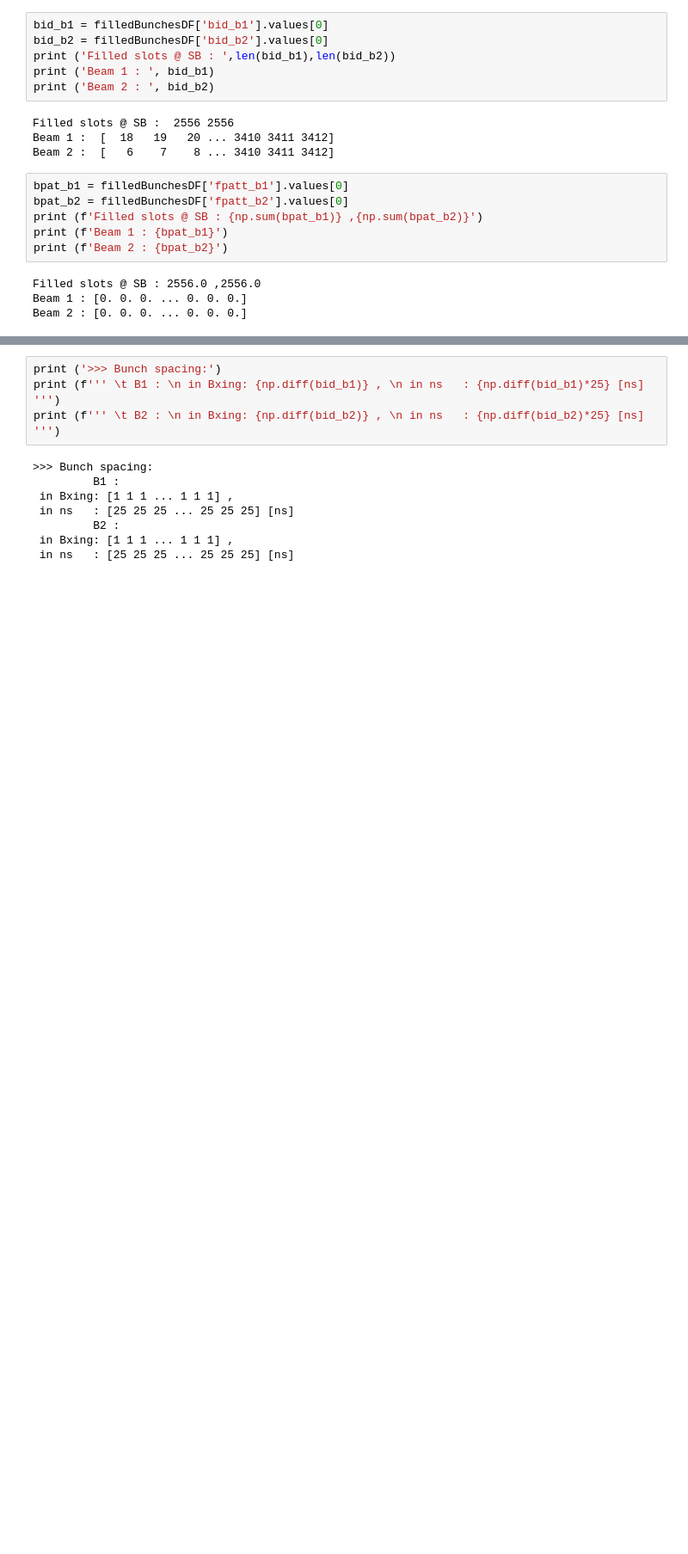
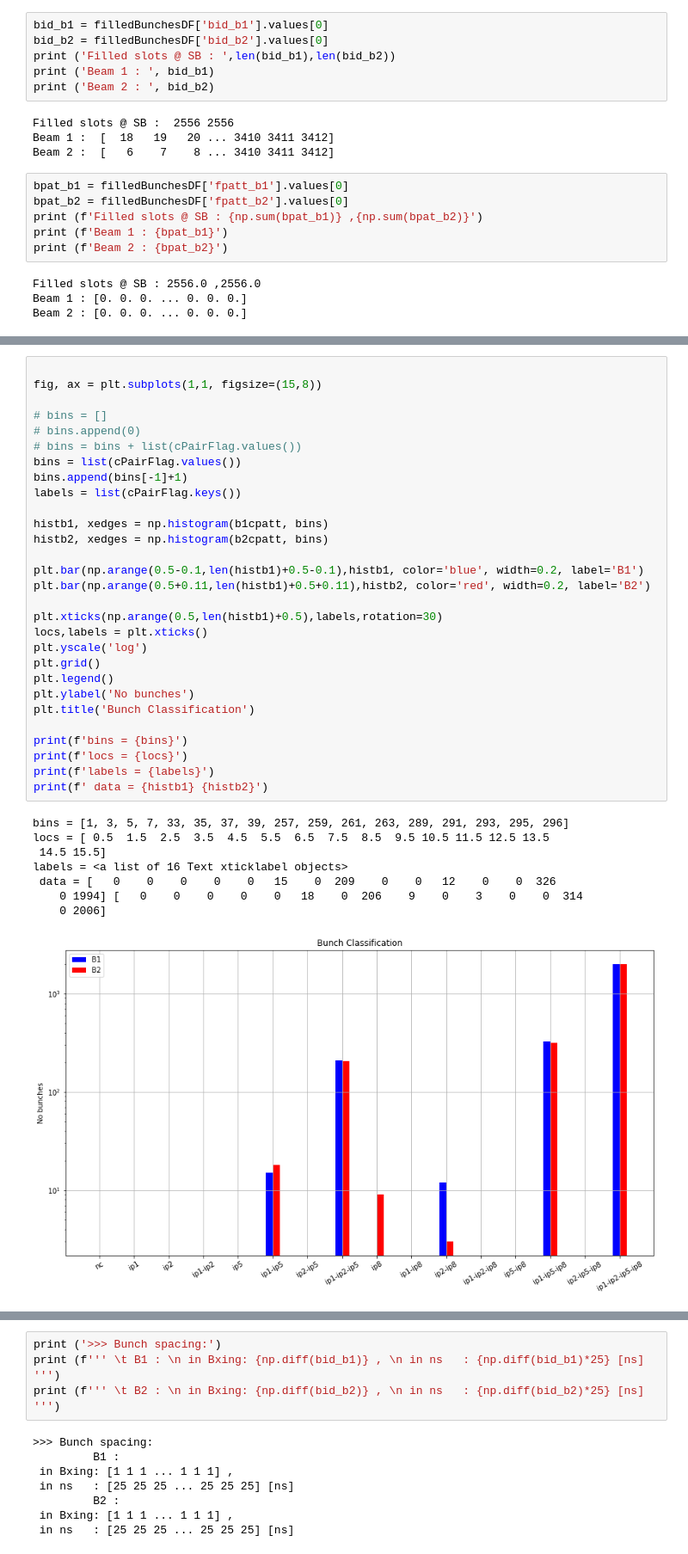
Before and after one commit to iefthymio/LHCTools, a Jupyter notebook: examples/LHCFillingScheme_basic.ipynb, the cells around one changed output, grey strips where cells are left out. Shown at 86% size. Cells and saved outputs as stored; diff of their text form; blank space fills up the shorter version.

```diff
--- a/examples/LHCFillingScheme_basic.ipynb
+++ b/examples/LHCFillingScheme_basic.ipynb
@@ -65,0 +155,38 @@ Beam 2 : [0. 0. 0. ... 0. 0. 0.]
+# %%
+
+fig, ax = plt.subplots(1,1, figsize=(15,8))
+
+# bins = []
+# bins.append(0)
+# bins = bins + list(cPairFlag.values())
+bins = list(cPairFlag.values())
+bins.append(bins[-1]+1)
+labels = list(cPairFlag.keys())
+
+histb1, xedges = np.histogram(b1cpatt, bins)
+histb2, xedges = np.histogram(b2cpatt, bins)
+
+plt.bar(np.arange(0.5-0.1,len(histb1)+0.5-0.1),histb1, color='blue', width=0.2, label='B1')
+plt.bar(np.arange(0.5+0.11,len(histb1)+0.5+0.11),histb2, color='red', width=0.2, label='B2')
+
+plt.xticks(np.arange(0.5,len(histb1)+0.5),labels,rotation=30)
+locs,labels = plt.xticks()
+plt.yscale('log')
+plt.grid()
+plt.legend()
+plt.ylabel('No bunches')
+plt.title('Bunch Classification')
+
+print(f'bins = {bins}')
+print(f'locs = {locs}')
+print(f'labels = {labels}')
+print(f' data = {histb1} {histb2}')
+# %% [output]
+bins = [1, 3, 5, 7, 33, 35, 37, 39, 257, 259, 261, 263, 289, 291, 293, 295, 296]
+locs = [ 0.5  1.5  2.5  3.5  4.5  5.5  6.5  7.5  8.5  9.5 10.5 11.5 12.5 13.5
+ 14.5 15.5]
+labels = <a list of 16 Text xticklabel objects>
+ data = [   0    0    0    0    0   15    0  209    0    0   12    0    0  326
+    0 1994] [   0    0    0    0    0   18    0  206    9    0    3    0    0  314
+    0 2006]
+[figure, added]
```
Also changed, not shown: parts of 18 cells of this notebook.
